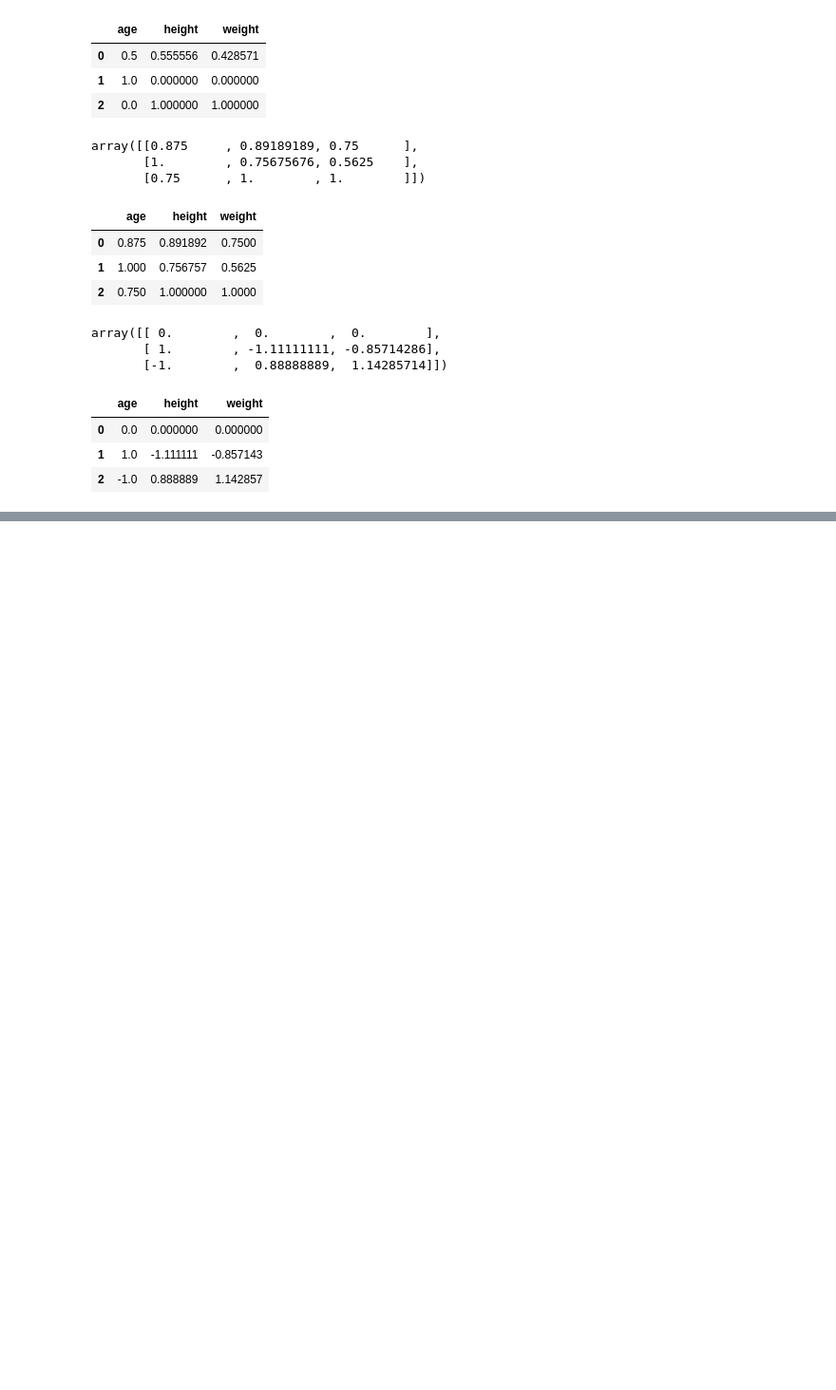
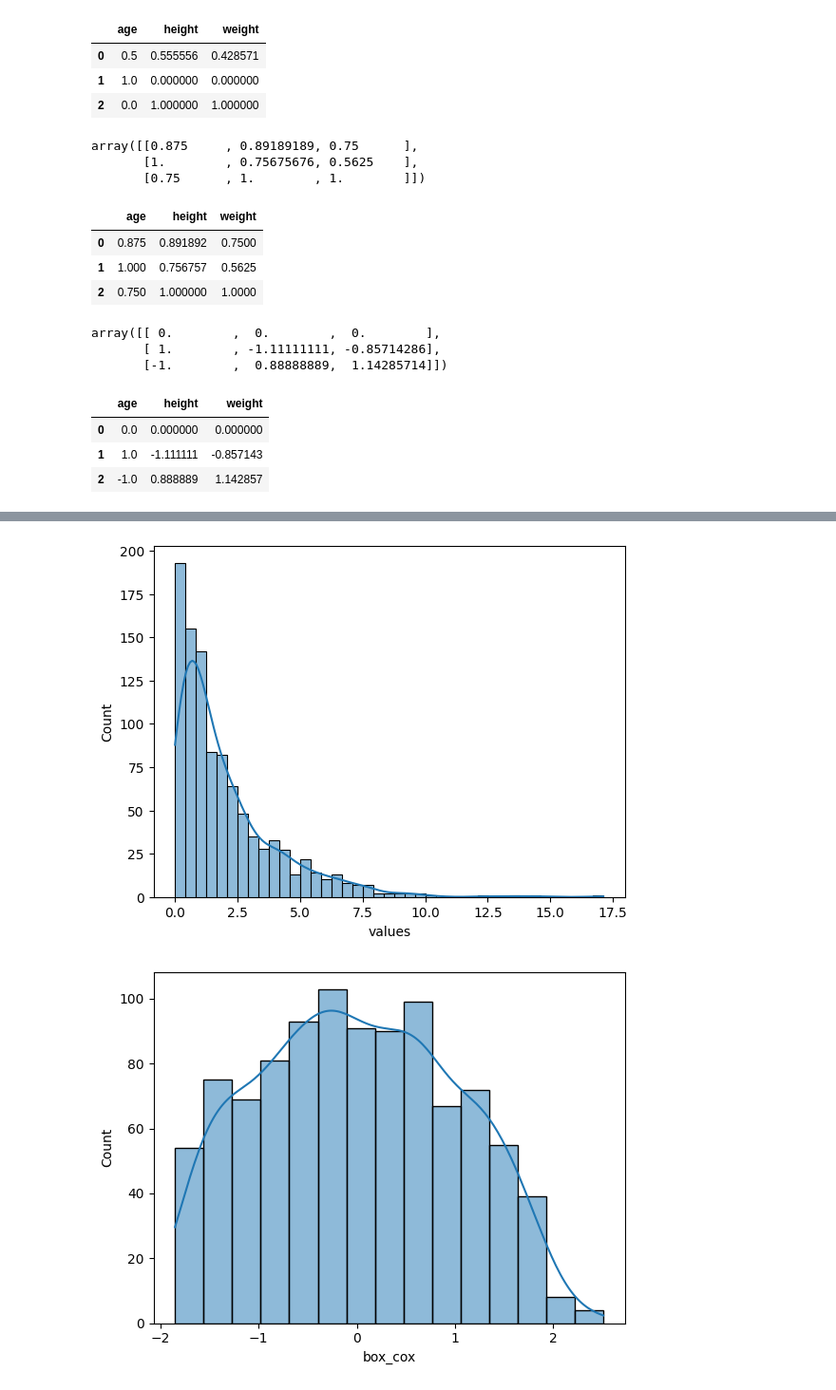
Before and after one commit to Munaam17/Practice-questions, a Jupyter notebook: Machine_Learning/ML.ipynb, the cells around one changed output, grey strips where cells are left out. Shown at 95% size. Drawn from its saved outputs; the diff is of its cells as text; code cells hidden in the pictures; blank space fills up the shorter version.

```diff
--- a/Machine_Learning/ML.ipynb
+++ b/Machine_Learning/ML.ipynb
@@ -432,0 +481,9 @@ scaled_df
+# %%
+# plots for each
+
+for col in df.columns:
+    sns.histplot(df[col], kde=True)
+    plt.show()
+# %% [output]
+[figure, added]
+[figure, added]
```
Also changed, not shown: parts of 6 cells of this notebook.
